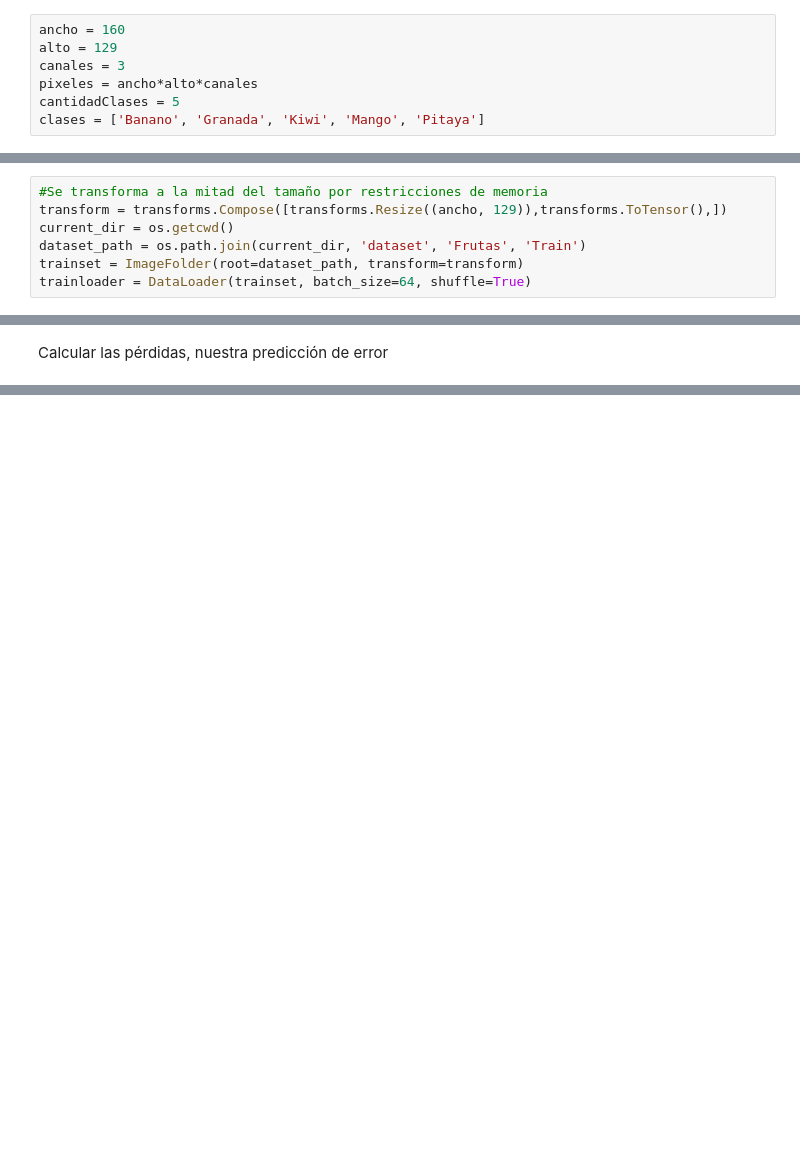
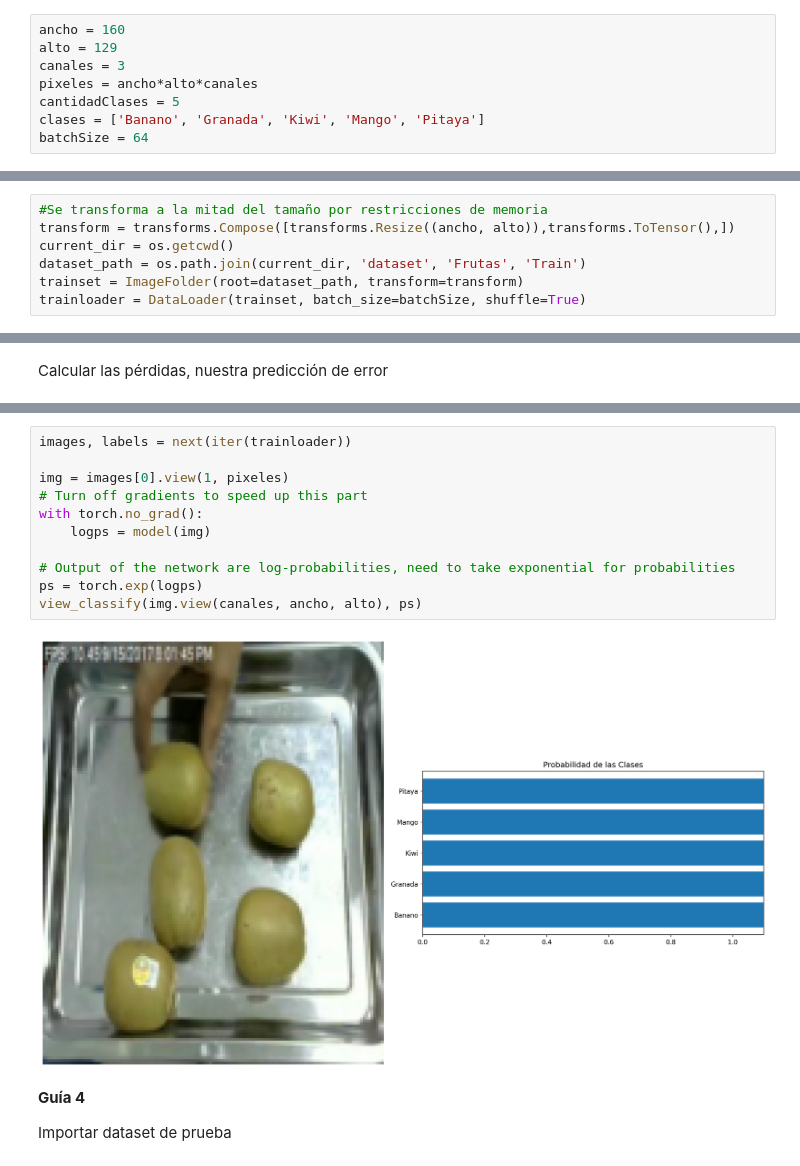
Before and after one commit to AngieJoya99/ProyectoSimulacion, a Jupyter notebook: Control 2.ipynb, the cells around one changed output, grey strips where cells are left out. Cells and saved outputs as stored; diff of their text form; blank space fills up the shorter version.

```diff
--- a/Control 2.ipynb
+++ b/Control 2.ipynb
@@ -28,6 +26,7 @@ canales = 3
 pixeles = ancho*alto*canales
 cantidadClases = 5
 clases = ['Banano', 'Granada', 'Kiwi', 'Mango', 'Pitaya']
+batchSize = 64
 # %% [markdown]
 Definir Función Auxiliar
 # %%
@@ -48,11 +47,11 @@ def view_classify(img, ps):
 Importar dataset
 # %%
 #Se transforma a la mitad del tamaño por restricciones de memoria
-transform = transforms.Compose([transforms.Resize((ancho, 129)),transforms.ToTensor(),])
+transform = transforms.Compose([transforms.Resize((ancho, alto)),transforms.ToTensor(),])
 current_dir = os.getcwd()
 dataset_path = os.path.join(current_dir, 'dataset', 'Frutas', 'Train')
 trainset = ImageFolder(root=dataset_path, transform=transform)
-trainloader = DataLoader(trainset, batch_size=64, shuffle=True)
+trainloader = DataLoader(trainset, batch_size=batchSize, shuffle=True)
 # %% [markdown]
 La función de activación será relu para las capas ocultas y softmax para la capa final: https://www.mdpi.com/2079-9292/12/14/3132
 
@@ -162,0 +251,17 @@ tensor(-0.2007, grad_fn=<NllLossBackward0>)
+# %%
+images, labels = next(iter(trainloader))
+
+img = images[0].view(1, pixeles)
+# Turn off gradients to speed up this part
+with torch.no_grad():
+    logps = model(img)
+
+# Output of the network are log-probabilities, need to take exponential for probabilities
+ps = torch.exp(logps)
+view_classify(img.view(canales, ancho, alto), ps)
+# %% [output]
+[figure, added]
+# %% [markdown]
+**Guía 4**
+
+Importar dataset de prueba
```
Also changed, not shown: parts of 14 cells of this notebook, 4 other files.
